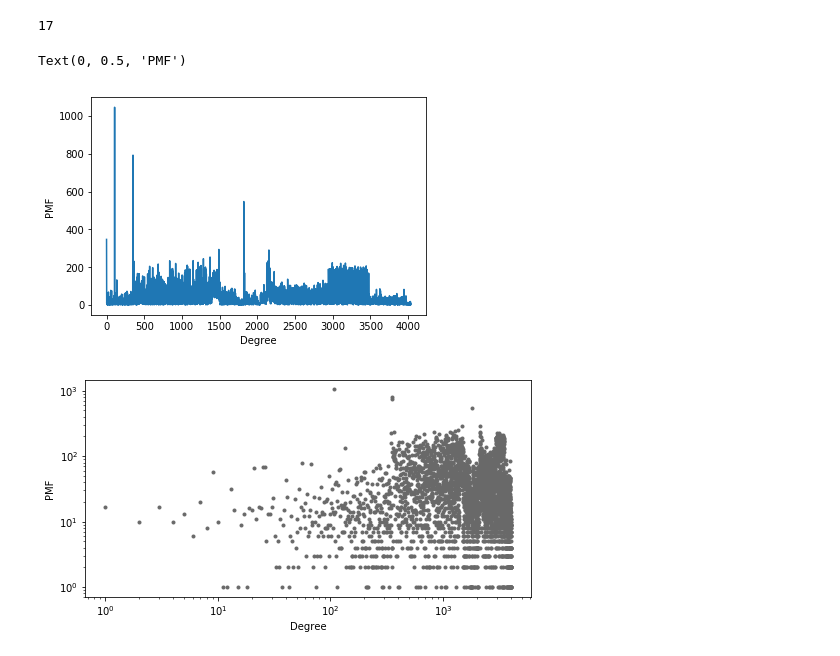
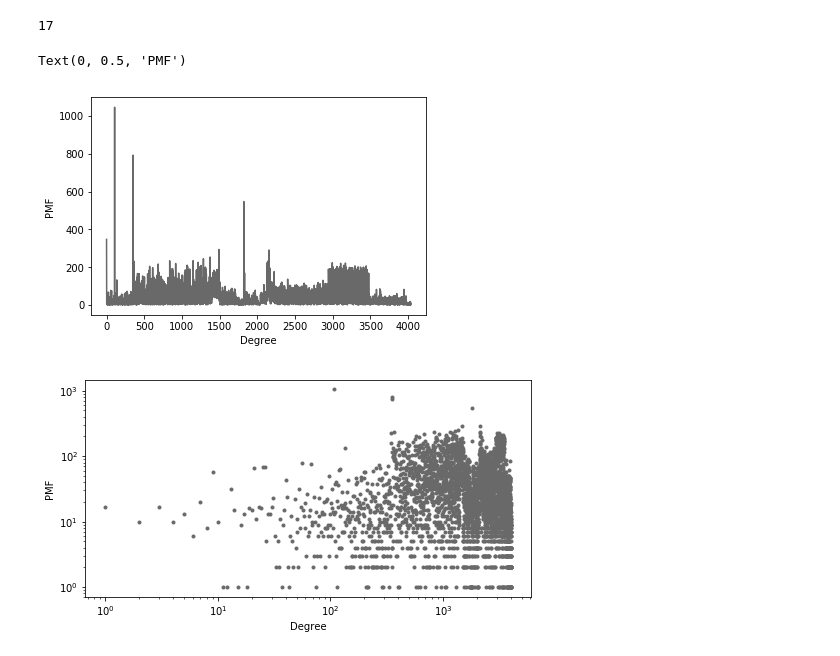
Before and after one commit to ricardotetti/Graphs, a Jupyter notebook: 4. woche.ipynb, the cells around one changed output. Cells and saved outputs as stored; diff of their text form; code cells hidden in the pictures.

```diff
--- a/4. woche.ipynb
+++ b/4. woche.ipynb
@@ -52,12 +53,12 @@ pmf_fb[1]
 # %% [output]
 17
 # %%
-pmf_fb.plot(label='Facebook', color='C0')
+pmf_fb.plot(label='Facebook', color='dimgrey')
 plt.xlabel('Degree')
 plt.ylabel('PMF')
 # %% [output]
 Text(0, 0.5, 'PMF')
-[figure, old version]
+[figure, new version]
 # %%
 plt.figure(figsize=(8,4))
 options = dict(ls='', marker='.')
```
Also changed, not shown: parts of 7 cells of this notebook.
